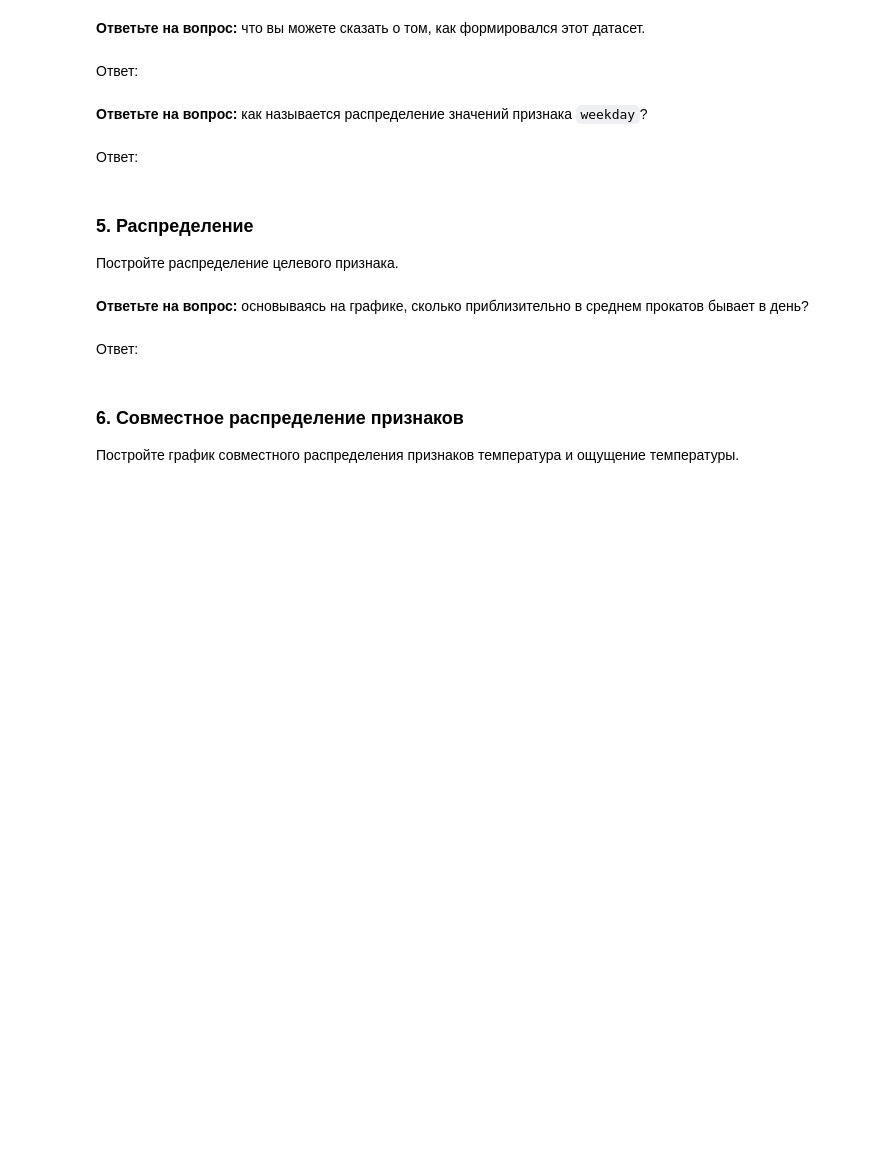
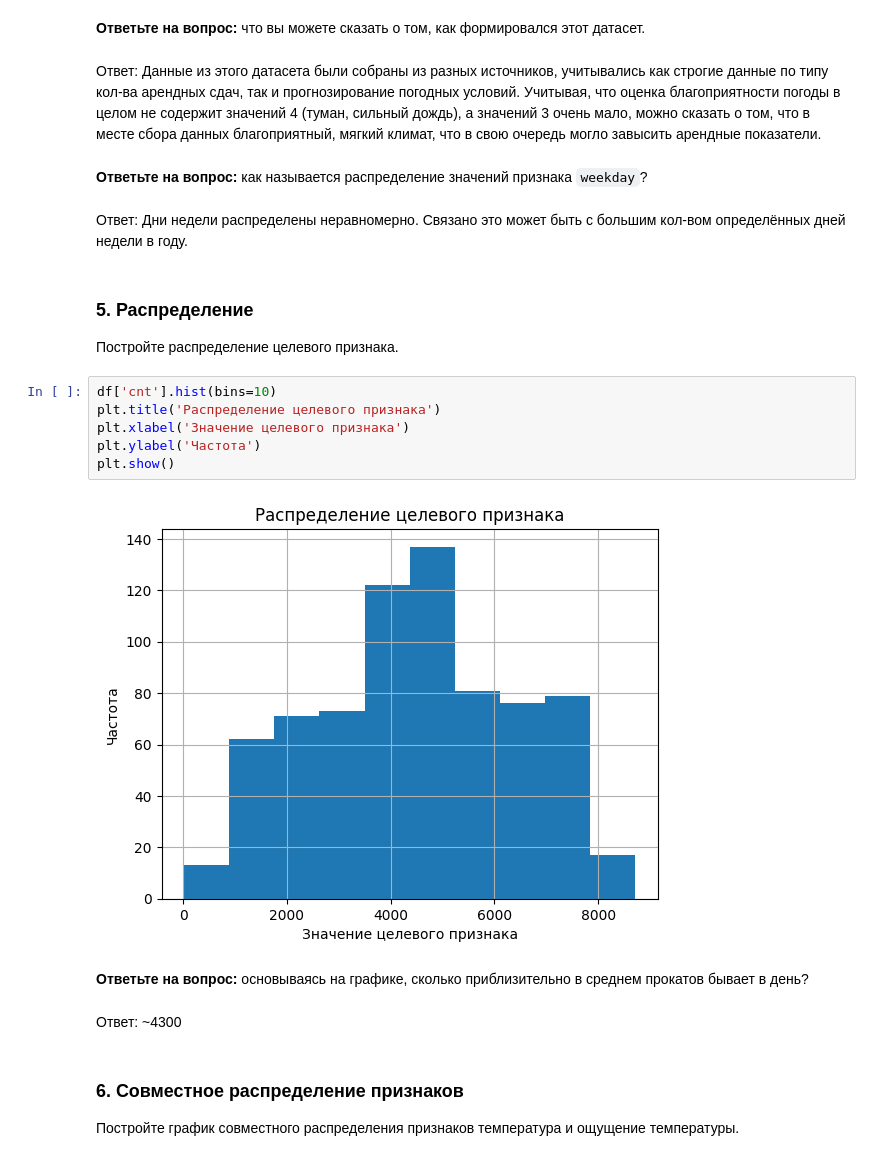
Before and after one commit to maxfraid/compmathsystem, a Jupyter notebook: Копия_блокнота_"Практическая_работа_№5_Библиотека_Pandas_ipynb".ipynb, the cells around one changed output. Cells and saved outputs as stored; diff of their text form; blank space fills up the shorter version.

```diff
--- a/Копия_блокнота_"Практическая_работа_№5_Библиотека_Pandas_ipynb".ipynb
+++ b/Копия_блокнота_"Практическая_работа_№5_Библиотека_Pandas_ipynb".ipynb
@@ -461,22 +467,30 @@ plt.show()
 # %% [markdown]
 **Ответьте на вопрос:** что вы можете сказать о том, как формировался этот датасет.
-# %% [markdown]
-Ответ:
+# %% [markdown]
+Ответ: Данные из этого датасета были собраны из разных источников, учитывались как строгие данные по типу кол-ва арендных сдач, так и прогнозирование погодных условий. Учитывая, что оценка благоприятности погоды в целом не содержит значений 4 (туман, сильный дождь), а значений 3 очень мало, можно сказать о том, что в месте сбора данных благоприятный, мягкий климат, что в свою очередь могло завысить арендные показатели.
 # %% [markdown]
 **Ответьте на вопрос:** как называется распределение значений признака `weekday`?
-# %% [markdown]
-
-
-Ответ:
+# %% [markdown]
+
+
+Ответ: Дни недели распределены неравномерно. Связано это может быть с большим кол-вом определённых дней недели в году.
 # %% [markdown]
 ### 5. Распределение
 
 Постройте распределение целевого признака.
+# %%
+df['cnt'].hist(bins=10)
+plt.title('Распределение целевого признака')
+plt.xlabel('Значение целевого признака')
+plt.ylabel('Частота')
+plt.show()
+# %% [output]
+[figure, added]
 # %% [markdown]
 
 **Ответьте на вопрос:** основываясь на графике, сколько приблизительно в среднем прокатов бывает в день?
 # %% [markdown]
-Ответ:
+Ответ: ~4300
 # %% [markdown]
 ### 6. Совместное распределение признаков
 
```
Also changed, not shown: parts of 21 cells of this notebook.
